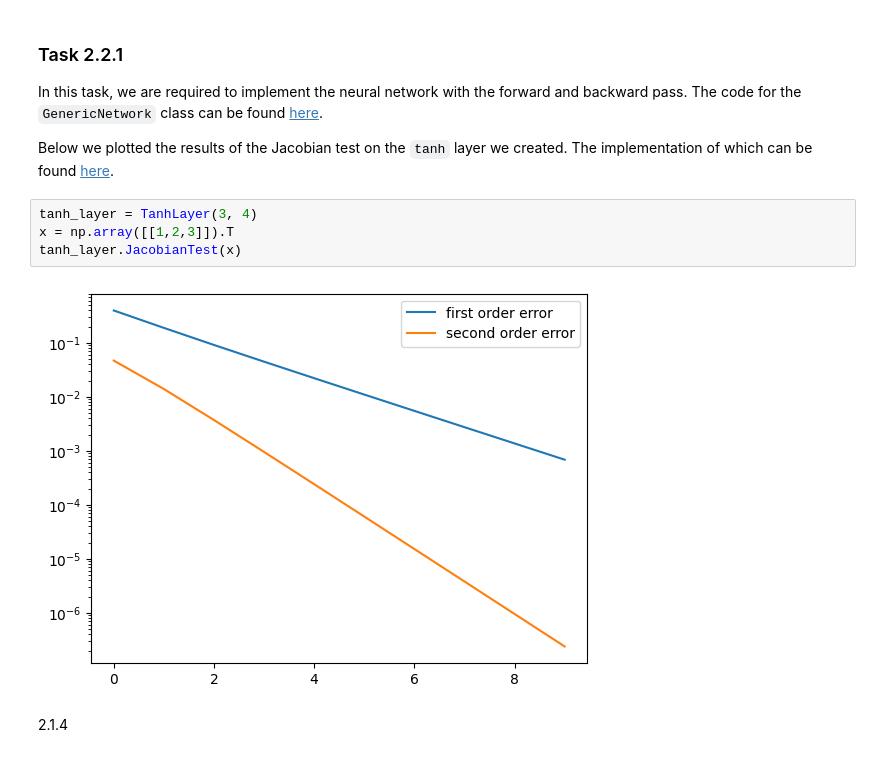
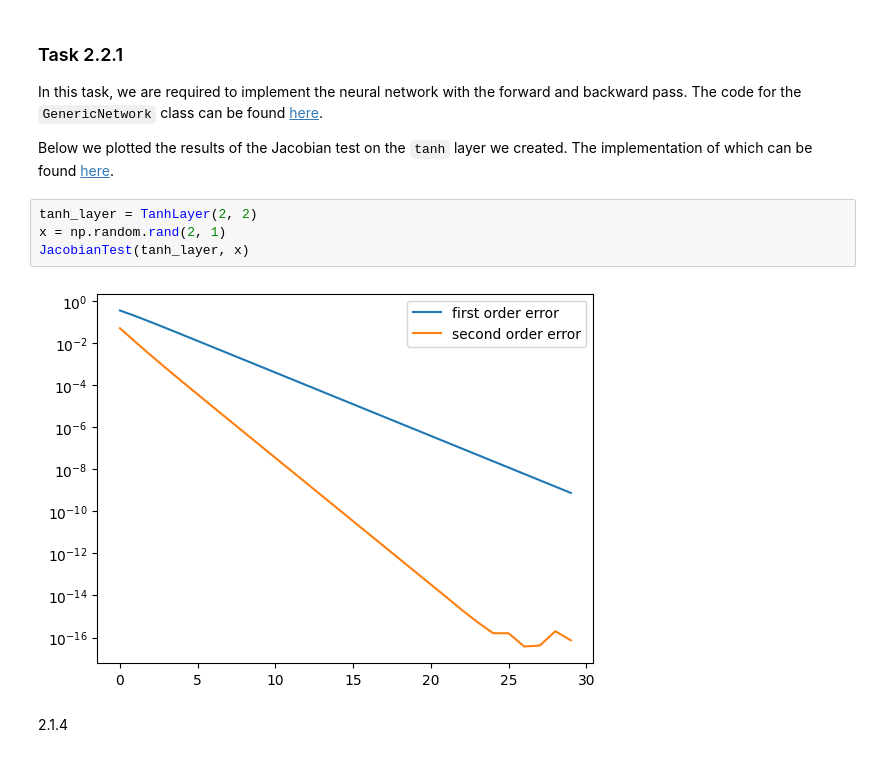
Before and after one commit to elemyoav/Deep-Learning, a Jupyter notebook: Deep-Learning-1.ipynb, the cells around one changed output. Drawn from its saved outputs; the diff is of its cells as text.

```diff
--- a/Deep-Learning-1.ipynb
+++ b/Deep-Learning-1.ipynb
@@ -165,11 +191,11 @@ In this task, we are required to implement the neural network with the forward a
 
 Below we plotted the results of the Jacobian test on the `tanh` layer we created. The implementation of which can be found [here](layers.py).
 # %%
-tanh_layer = TanhLayer(3, 4)
-x = np.array([[1,2,3]]).T
-tanh_layer.JacobianTest(x)
+tanh_layer = TanhLayer(2, 2)
+x = np.random.rand(2, 1)
+JacobianTest(tanh_layer, x)
 # %% [output]
-[figure, old version]
+[figure, new version]
 # %% [markdown]
 2.1.4
 # %%
```
Also changed, not shown: parts of 7 cells of this notebook, 4 other files.
